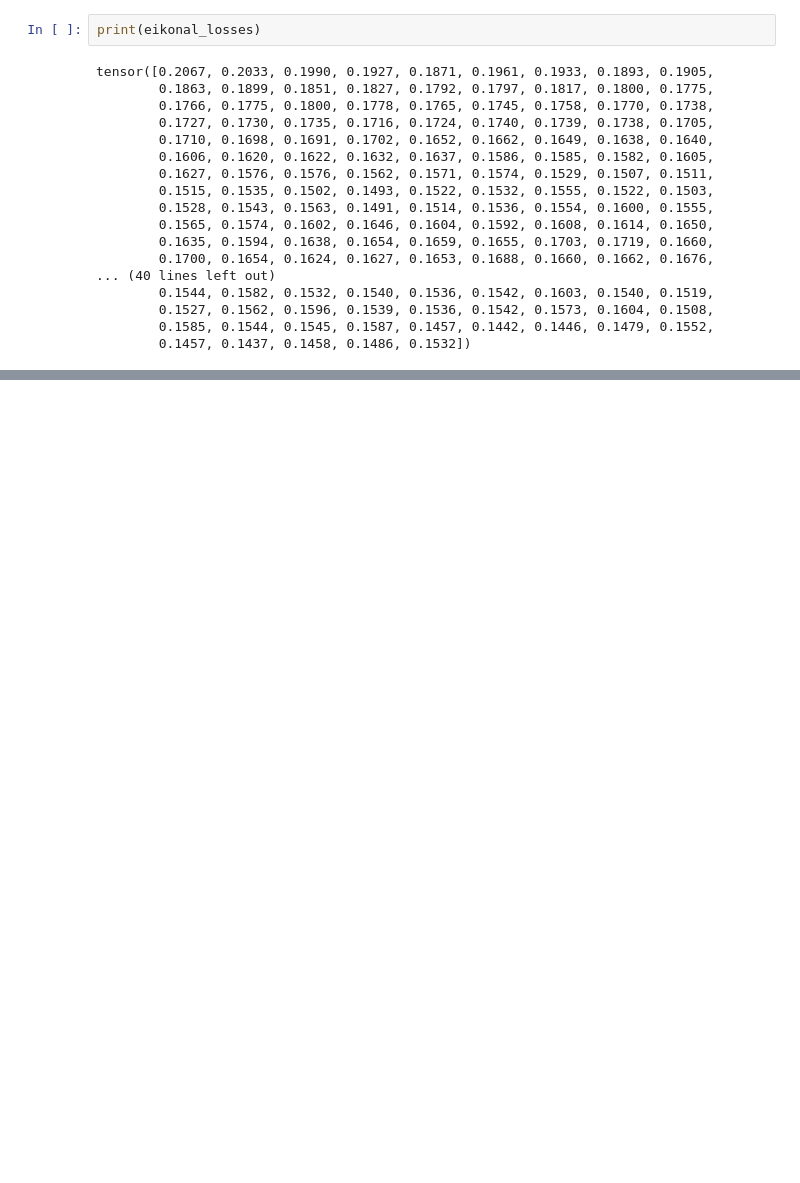
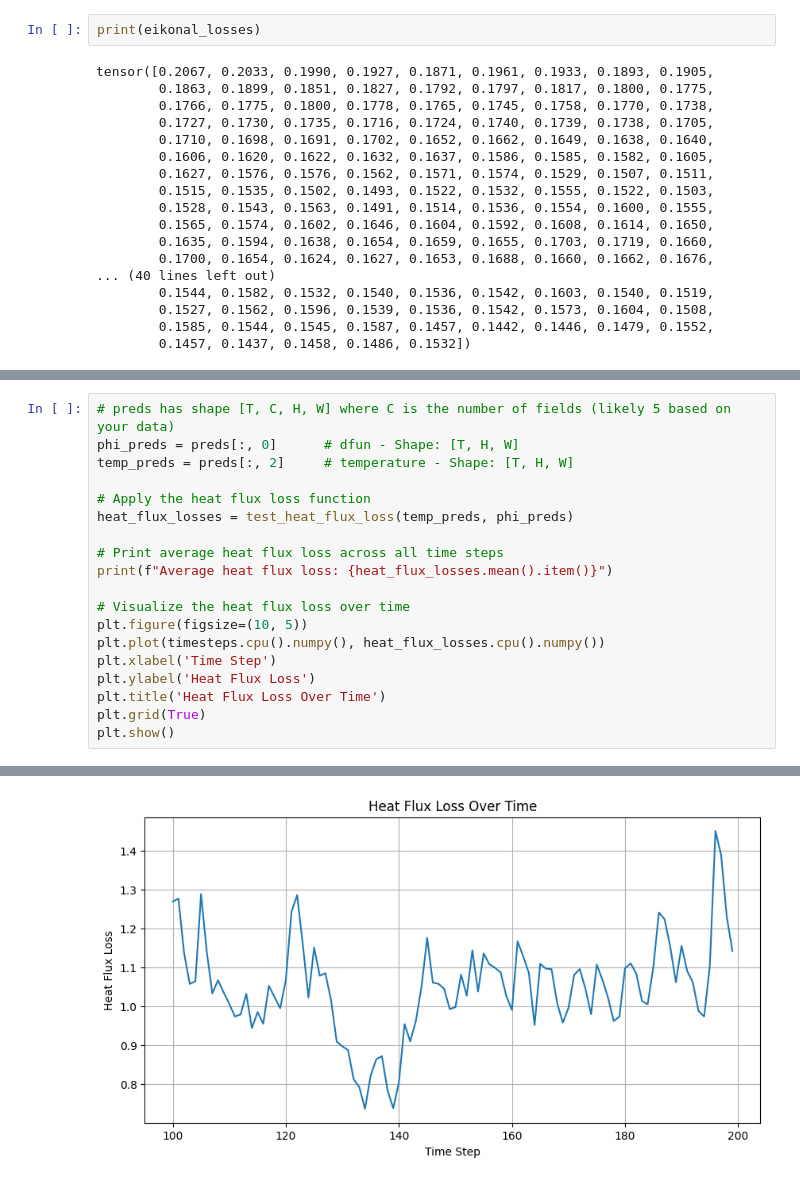
Before and after one commit to HPCForge/Bubbleformer, a Jupyter notebook: scripts/inference_autoregressive.ipynb, the cells around one changed output, grey strips where cells are left out. Saved outputs shown, nothing was run; the diff lists cells and outputs as text; blank space fills up the shorter version.

```diff
--- a/scripts/inference_autoregressive.ipynb
+++ b/scripts/inference_autoregressive.ipynb
@@ -262,0 +302,20 @@ tensor([0.2067, 0.2033, 0.1990, 0.1927, 0.1871, 0.1961, 0.1933, 0.1893, 0.1905,
+# %%
+# preds has shape [T, C, H, W] where C is the number of fields (likely 5 based on your data)
+phi_preds = preds[:, 0]      # dfun - Shape: [T, H, W]
+temp_preds = preds[:, 2]     # temperature - Shape: [T, H, W]
+
+# Apply the heat flux loss function
+heat_flux_losses = test_heat_flux_loss(temp_preds, phi_preds)
+
+# Print average heat flux loss across all time steps
+print(f"Average heat flux loss: {heat_flux_losses.mean().item()}")
+
+# Visualize the heat flux loss over time
+plt.figure(figsize=(10, 5))
+plt.plot(timesteps.cpu().numpy(), heat_flux_losses.cpu().numpy())
+plt.xlabel('Time Step')
+plt.ylabel('Heat Flux Loss')
+plt.title('Heat Flux Loss Over Time')
+plt.grid(True)
+plt.show()
+# %% [output]
@@ -262,0 +323 @@ tensor([0.2067, 0.2033, 0.1990, 0.1927, 0.1871, 0.1961, 0.1933, 0.1893, 0.1905,
+[figure, added]
```
Also changed, not shown: parts of 7 cells of this notebook, 15 other files.
